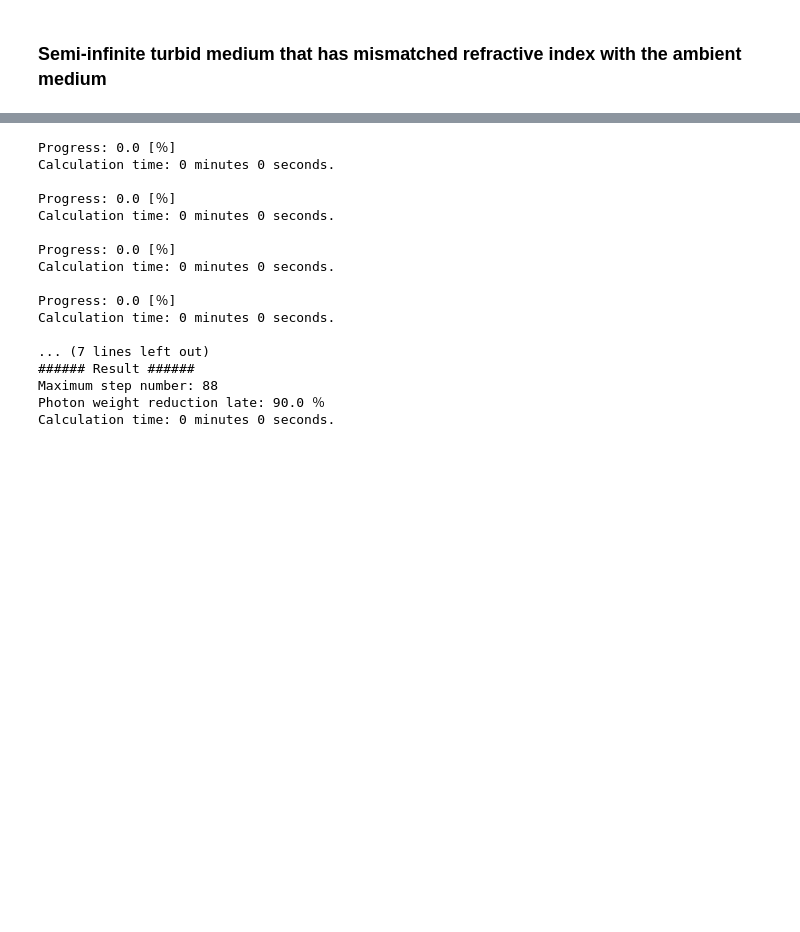
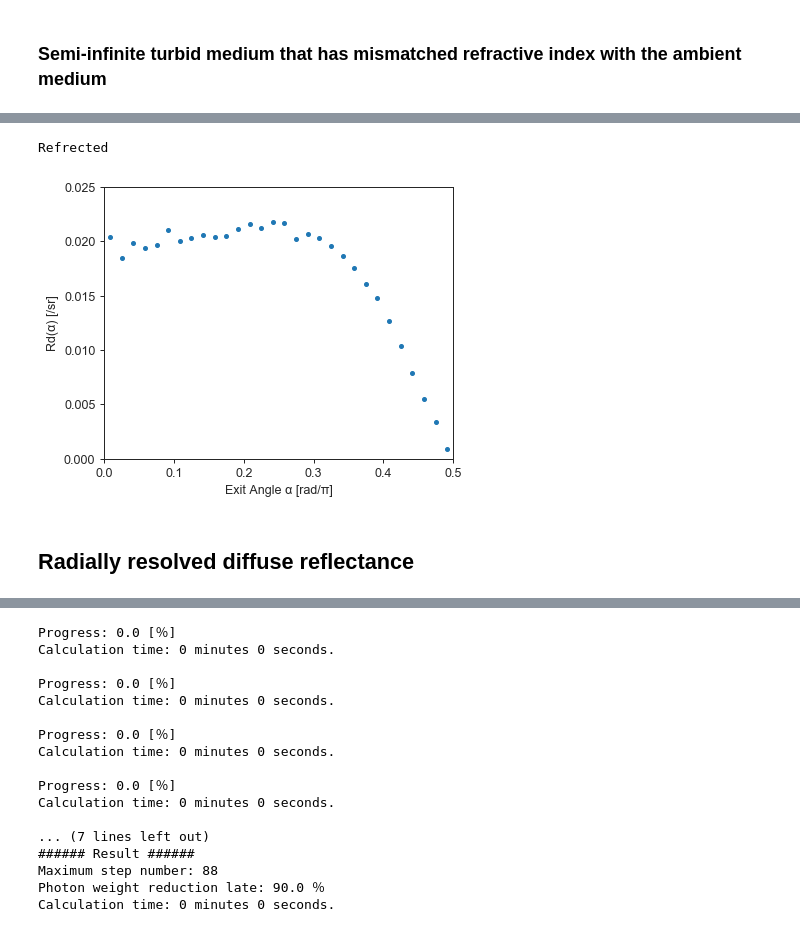
Before and after one commit to Kaname21Miura/pyMonteOpt, a Jupyter notebook: solidModel.ipynb, the cells around one changed output, grey strips where cells are left out. Drawn from its saved outputs; the diff is of its cells as text; code cells hidden in the pictures; blank space fills up the shorter version.

```diff
--- a/solidModel.ipynb
+++ b/solidModel.ipynb
@@ -107,7 +107,7 @@ class MonteCalroPh():
             w = self.wUpdate(w,ma,mt,1)
 
         p,v,w,result=self.model.borderOut(p,v,w)
-        w,p,v = self.photonVanishing(w,p,v)
+        p,v,w = self.photonVanishing(w,p,v)
         return p,v,w,result
 
     def photonVanishing(self,w,p,v):
@@ -119,7 +119,7 @@ class MonteCalroPh():
             v = np.delete(v, del_index, axis = 1)
             p = np.delete(p, del_index, axis = 1)
             w = np.delete(w, del_index)
-        return w,p,v
+        return p,v,w
 
     def russianRoulette(self,w,f="float32"):
         ## 確率的に光子を生き返らせます。
@@ -172,8 +172,7 @@ class MonteCalroPh():
                 cosTh[index] = ((1+G[index]**2\
                                  -((1-G[index]**2)/(1-G[index]+2*G[index]*rand_num[index]))**2)/(2*G[index]))
         else:
-            #cos(theta)とsin(theta)と求める
-            cosTh = ((1+G**2-((1-G**2)/(1-G+2*G*np.random.rand(G.size).astype(f)))**2)/(2*G))
+            cosTh = (1+G**2-((1-G**2)/(1-G+2*G*np.random.rand(G.size).astype(f)))**2)/(2*G)
 
         sinTh = np.sqrt(1-cosTh**2)
 
@@ -562,0 +556,17 @@ plt.show()
+# %%
+print('Refrected')
+nn = 30
+alpha,Rda = AngularyResolved(v_result[:,Rd_index],w_result[Rd_index],nn)
+
+plt.figure(figsize=(5,4),dpi=90)
+plt.plot(alpha/np.pi,Rda,'.')
+plt.xlabel('Exit Angle α [rad/π]')
+plt.ylabel('Rd(α) [/sr]')
+plt.xlim(0,0.5)
+plt.ylim(0,0.025)
+plt.show()
+# %% [output]
+Refrected
+[figure, added]
+# %% [markdown]
+## Radially resolved diffuse reflectance
```
Also changed, not shown: parts of 16 cells of this notebook.
